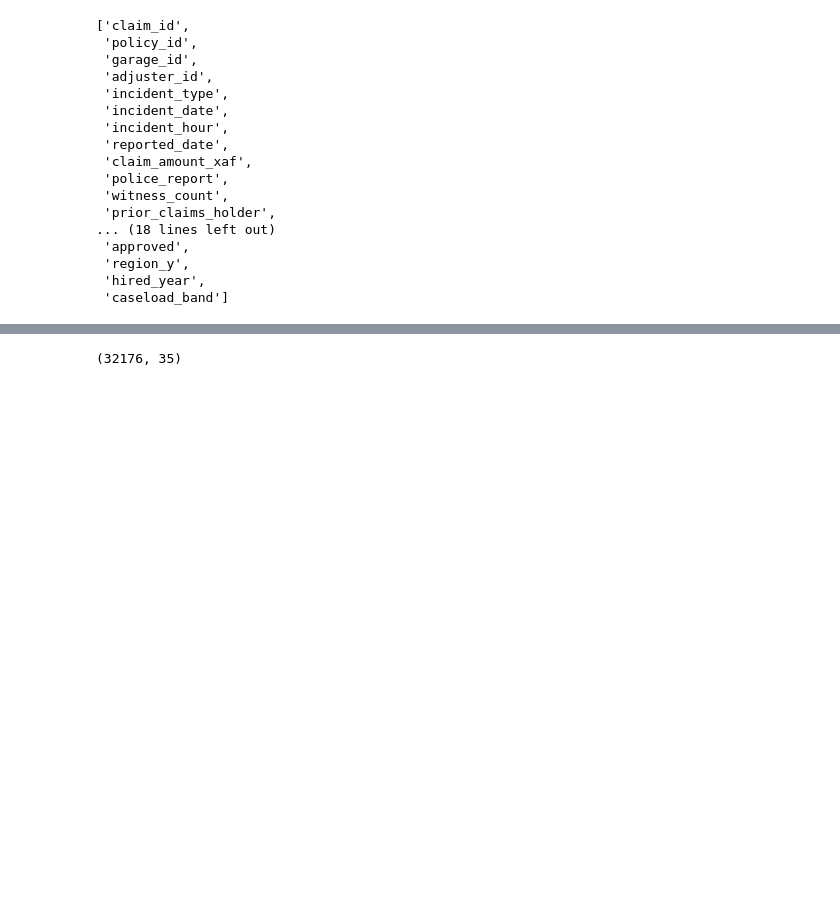
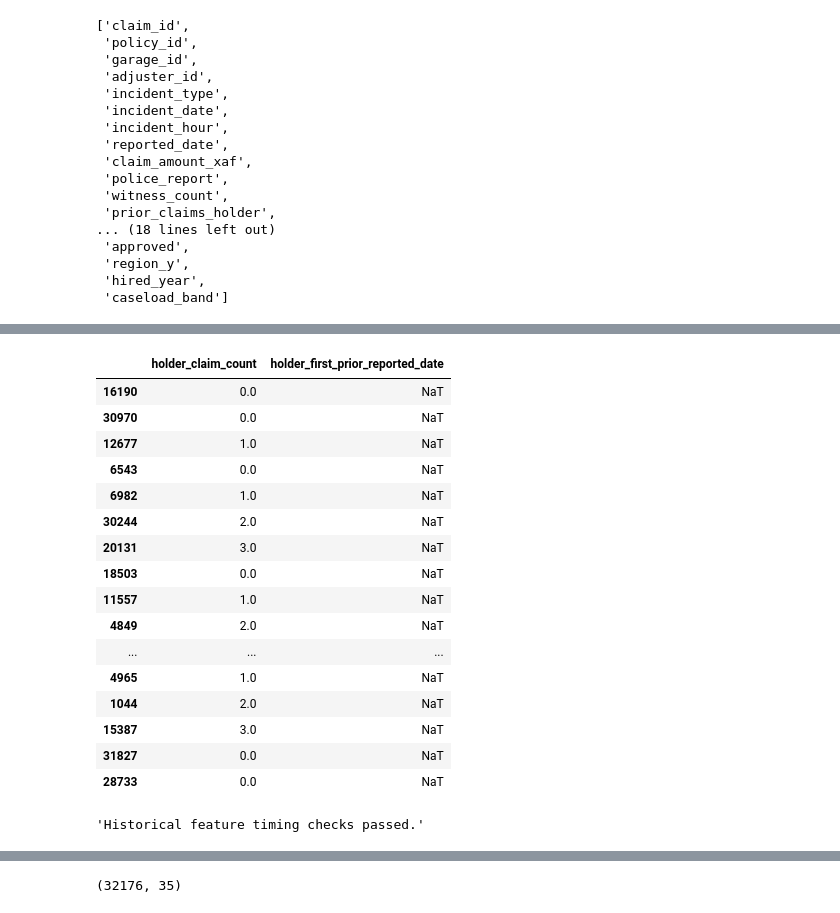
Before and after one commit to moforrochelle/skye8-ds-team-b-modelling, a Jupyter notebook: notebooks/feature_exploration.ipynb, the cells around one changed output, grey strips where cells are left out. Cells and saved outputs as stored; diff of their text form; code cells hidden in the pictures; blank space fills up the shorter version.

Commit message:
fix: address feature timing review feedback

```diff
--- a/notebooks/feature_exploration.ipynb
+++ b/notebooks/feature_exploration.ipynb
@@ -347,0 +670,68 @@ X["holder_claim_frequency"] = history_data["holder_claim_frequency"]
+# %%
+history_check[
+    [
+        "holder_claim_count",
+        "holder_first_prior_reported_date"
+    ]
+].head(20)
+# %% [output]
+|  | holder_claim_count | holder_first_prior_reported_date |
+| 16190 | 0.0 | NaT |
+| 30970 | 0.0 | NaT |
+| 12677 | 1.0 | NaT |
+| 6543 | 0.0 | NaT |
+| 6982 | 1.0 | NaT |
+| 30244 | 2.0 | NaT |
+| 20131 | 3.0 | NaT |
+| 18503 | 0.0 | NaT |
+| 11557 | 1.0 | NaT |
+| 4849 | 2.0 | NaT |
+| ... | ... | ... |
+| 4965 | 1.0 | NaT |
+| 1044 | 2.0 | NaT |
+| 15387 | 3.0 | NaT |
+| 31827 | 0.0 | NaT |
+| 28733 | 0.0 | NaT |
+# %%
+history_check = history_data.copy()
+
+# Claims with no prior claims must have no prior date.
+assert (
+    history_check.loc[
+        history_check["holder_claim_count"] == 0,
+        "holder_first_prior_reported_date"
+    ].isna()
+).all()
+
+# Every prior date must be strictly earlier than the current claim.
+has_prior_history = (
+    history_check["holder_first_prior_reported_date"].notna()
+)
+
+assert (
+    history_check.loc[
+        has_prior_history,
+        "holder_first_prior_reported_date"
+    ]
+    < history_check.loc[
+        has_prior_history,
+        "reported_date_clean"
+    ]
+).all()
+
+# Prior claim counts must never be negative.
+assert (
+    history_check["holder_claim_count"].dropna() >= 0
+).all()
+
+# Claims with no prior history must have no history duration.
+assert (
+    history_check.loc[
+        history_check["holder_claim_count"] == 0,
+        "holder_history_days"
+    ].isna()
+).all()
+
+"Historical feature timing checks passed."
+# %% [output]
+'Historical feature timing checks passed.'
```
Also changed, not shown: parts of 54 cells of this notebook, 2 other files.
